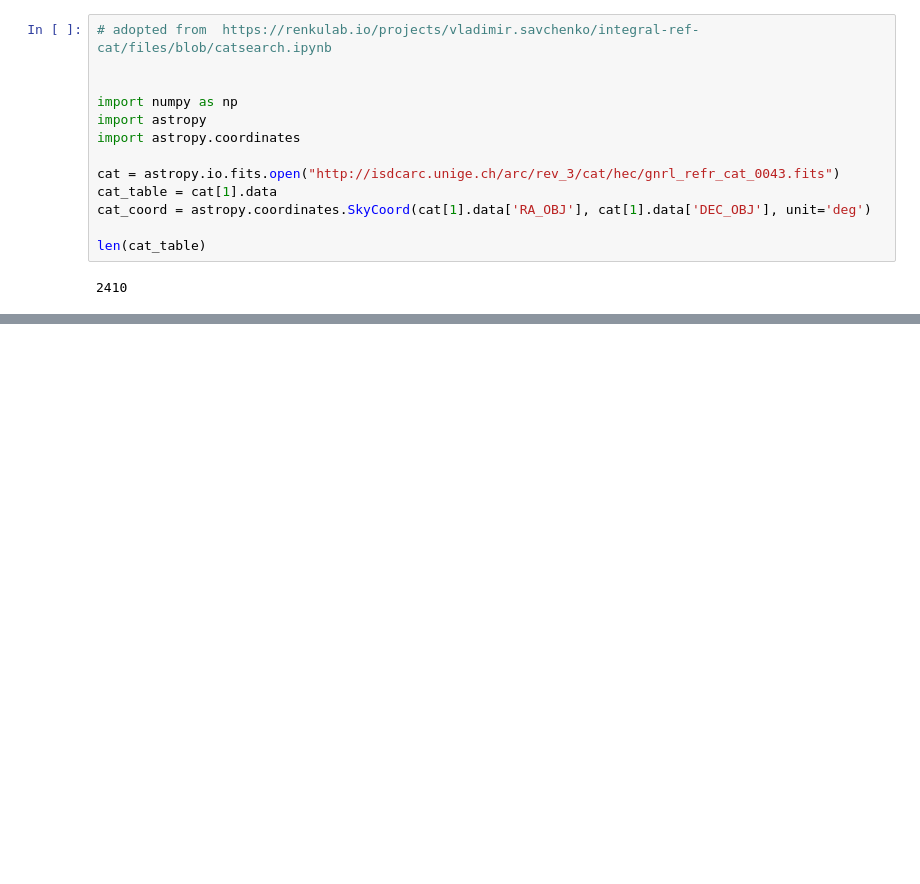
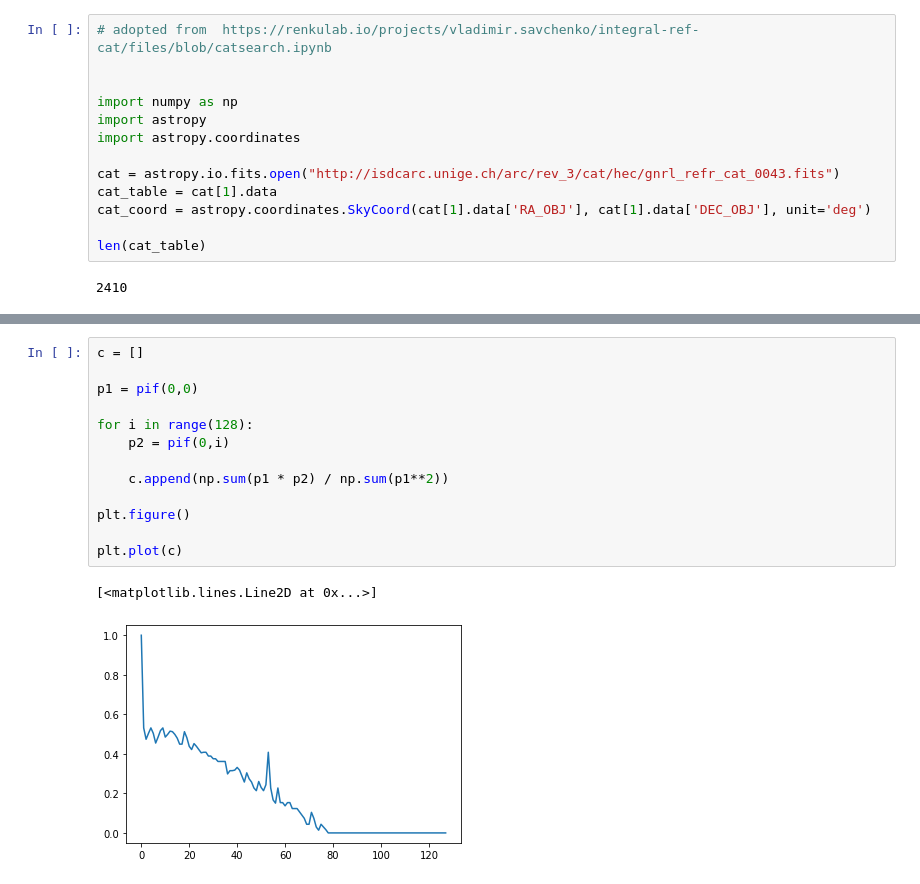
Before and after one commit to volodymyrss/volodymyrss.github.io, a Jupyter notebook: integral-ibis-isgri-le-response/_sources/catalogs.ipynb, the cells around one changed output, grey strips where cells are left out. Cells and saved outputs as stored; diff of their text form; blank space fills up the shorter version.

```diff
--- a/integral-ibis-isgri-le-response/_sources/catalogs.ipynb
+++ b/integral-ibis-isgri-le-response/_sources/catalogs.ipynb
@@ -50,0 +94,16 @@ len(cat_table)
+# %%
+c = []
+
+p1 = pif(0,0)
+
+for i in range(128):
+    p2 = pif(0,i)
+
+    c.append(np.sum(p1 * p2) / np.sum(p1**2))
+
+plt.figure()
+
+plt.plot(c)
+# %% [output]
+[<matplotlib.lines.Line2D at 0x...>]
+[figure, added]
```
Also changed, not shown: parts of 5 cells of this notebook, 7 other files.
